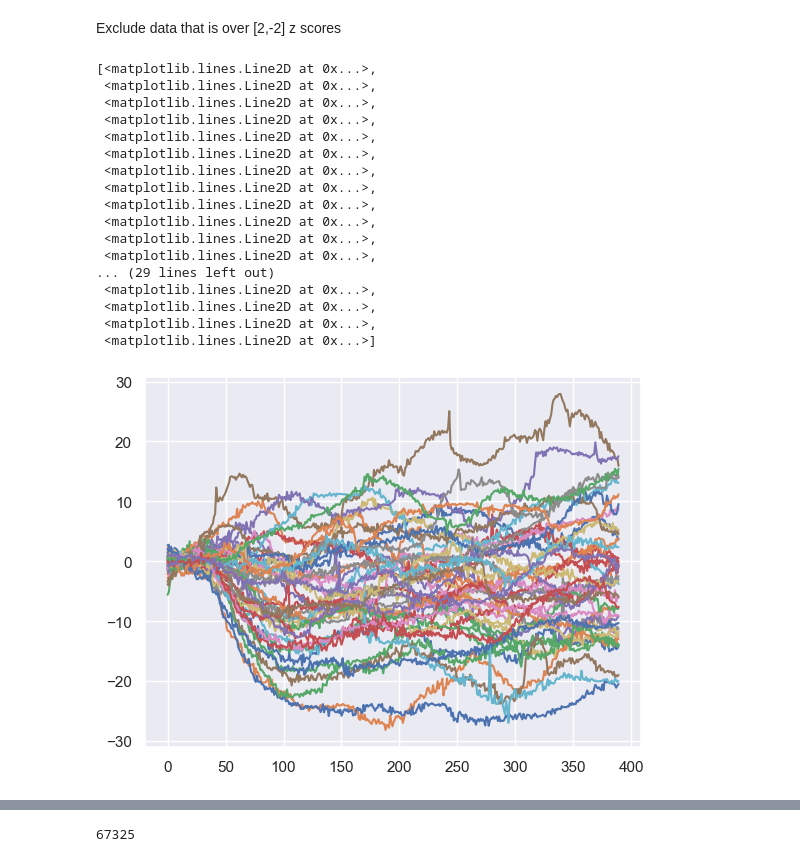
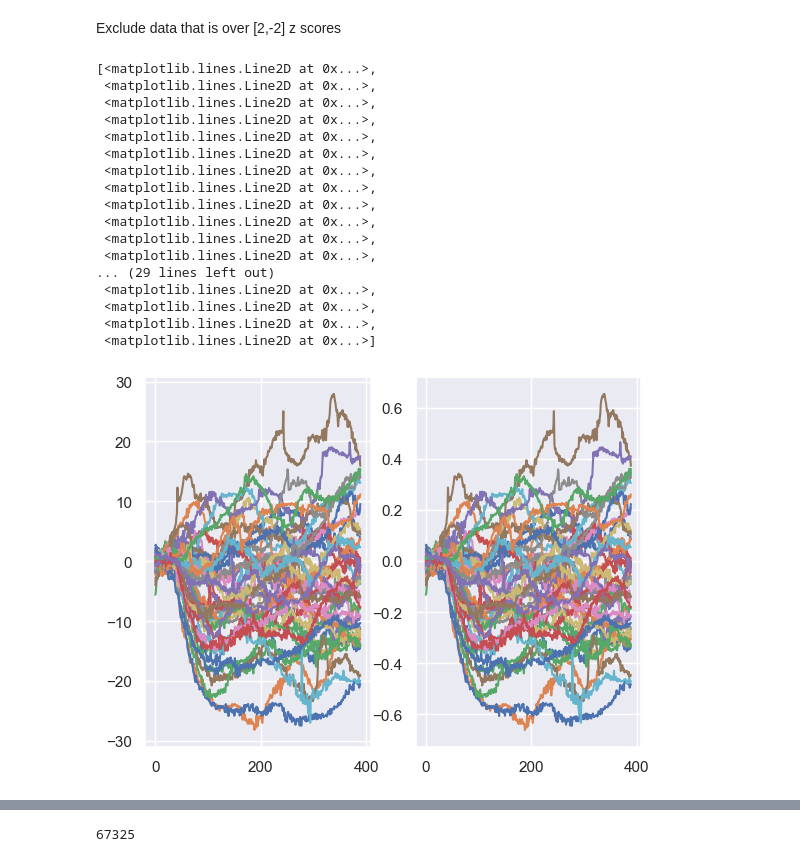
Before and after one commit to Rockyneuron/pupil_labs_analysis, a Jupyter notebook: analysis/pupillometry_analysis_2.ipynb, the cells around one changed output, grey strips where cells are left out. Drawn from its saved outputs; the diff is of its cells as text; code cells hidden in the pictures.

```diff
--- a/analysis/pupillometry_analysis_2.ipynb
+++ b/analysis/pupillometry_analysis_2.ipynb
@@ -332,29 +321,29 @@ Exclude data that is over [2,-2] z scores
 # %%
 pupil_zscore=nm.normalize(values=pupil_events_matrix.reshape(pupil_events_matrix.size),
                                             type='z_score').reshape(pupil_events_matrix.shape)
 
 fig, ax=plt.subplots(1,2)
-ax.plot(pupil_zscore[window,:])
-ax.plot(pupil_zscore[window,])
+ax[0].plot(pupil_zscore[window,:])
+ax[1].plot(pupil_events_matrix[window,:])
 # %% [output]
 [<matplotlib.lines.Line2D at 0x...>,
  <matplotlib.lines.Line2D at 0x...>,
  <matplotlib.lines.Line2D at 0x...>,
  <matplotlib.lines.Line2D at 0x...>,
  <matplotlib.lines.Line2D at 0x...>,
  <matplotlib.lines.Line2D at 0x...>,
  <matplotlib.lines.Line2D at 0x...>,
  <matplotlib.lines.Line2D at 0x...>,
  <matplotlib.lines.Line2D at 0x...>,
  <matplotlib.lines.Line2D at 0x...>,
  <matplotlib.lines.Line2D at 0x...>,
  <matplotlib.lines.Line2D at 0x...>,
 ... (29 lines left out)
  <matplotlib.lines.Line2D at 0x...>,
  <matplotlib.lines.Line2D at 0x...>,
  <matplotlib.lines.Line2D at 0x...>,
  <matplotlib.lines.Line2D at 0x...>]
-[figure, old version]
+[figure, new version]
 # %%
 #test sfuntion
 sigma=1
```
Also changed, not shown: parts of 4 cells of this notebook.
